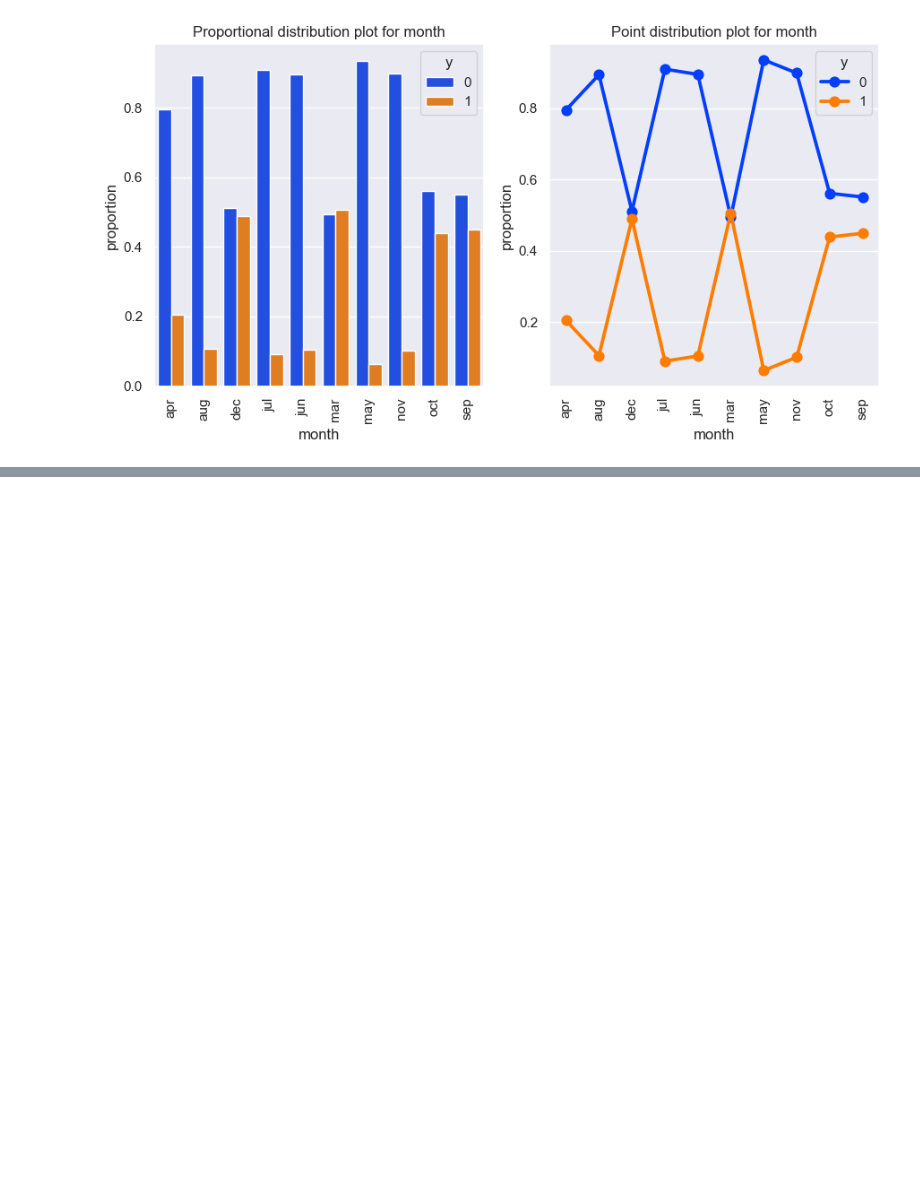
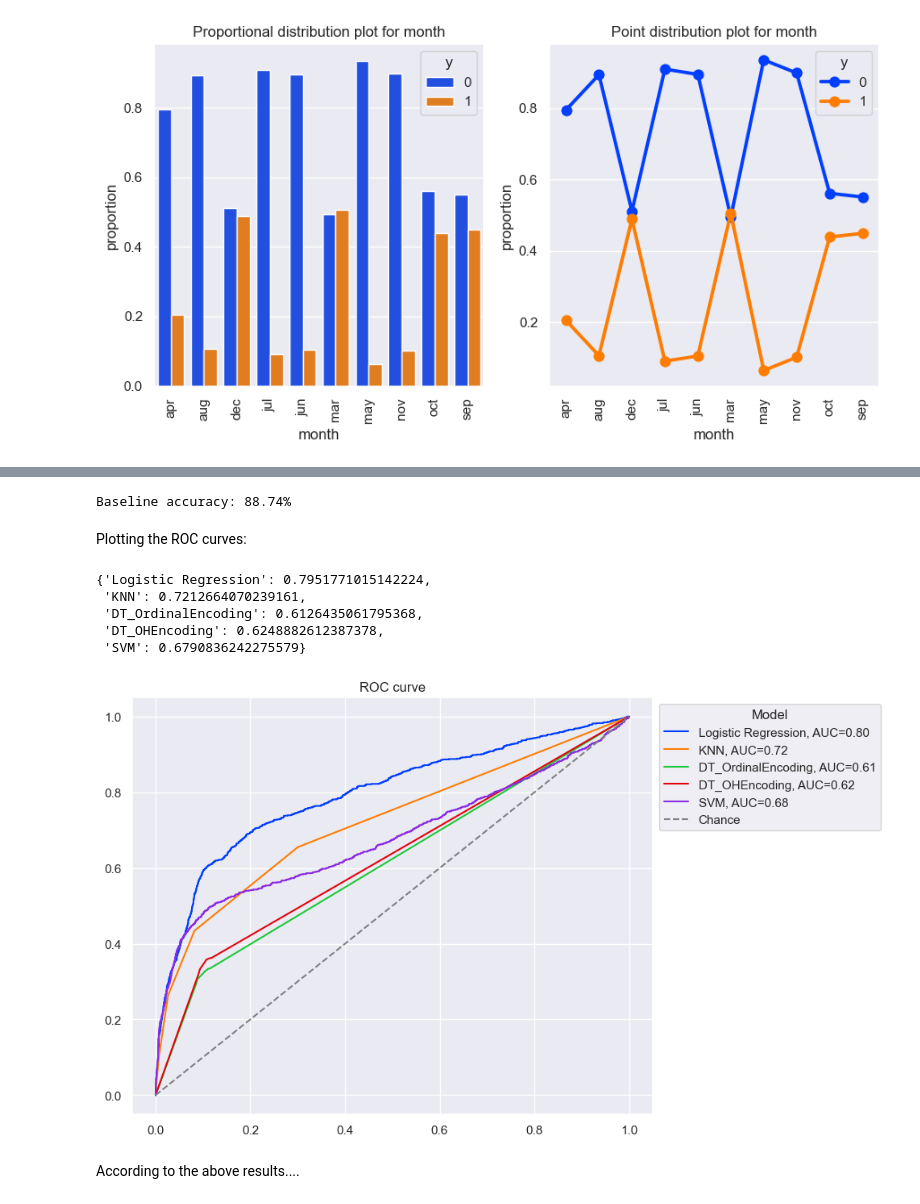
Before and after one commit to vtsou359/BankMarketing_ComparingClassifiers, a Jupyter notebook: bank_marketing.ipynb, the cells around one changed output, grey strips where cells are left out. Drawn from its saved outputs; the diff is of its cells as text; code cells hidden in the pictures; blank space fills up the shorter version.

```diff
--- a/bank_marketing.ipynb
+++ b/bank_marketing.ipynb
@@ -1088,0 +1039,16 @@ df.query('y==0')
+# %%
+# Define the target variable and the feature matrix
+
+df_new_v2 = df[['age', 'job', 'marital', 'education', 'default', 'housing', 'loan',
+                'month','poutcome','contacted_before',
+                'emp.var.rate', 'cons.price.idx', 'cons.conf.idx','euribor3m', 'nr.employed',
+               'y']]
+
+y = df_new_v2['y']
+X = df_new_v2.drop('y', axis=1)
+
+# Split the data into training and test sets
+X_train, X_test, y_train, y_test = train_test_split(X, y, test_size=0.2, random_state=42, stratify=y)
+
+print(X_train.columns)
+X_train.head()
@@ -1088,0 +1066,15 @@ df.query('y==0')
+# %%
+def create_preprocessor_PCA(pca_features = 1):
+    """
+    Create a column transformer for preprocessing the DataFrame.
+    numerical_features: list of numerical feature names
+    pca_features: list of numerical feature names to be processed with StandardScaler and PCA
+    """
+    # Create PCA transformer
+    pca_transformer = Pipeline(
+        steps=[
+        ('scaler', StandardScaler()),
+        ('pca', PCA(n_components=pca_features,random_state=42))
+        ]
+    )
+    return pca_transformer
@@ -1088,0 +1083,3 @@ df.query('y==0')
+# %%
+PCA_transformer = create_preprocessor_PCA()
+PCA_transformer
@@ -1088,0 +1277,21 @@ df.query('y==0')
+# %%
+print(f"Baseline accuracy: {baseline_accuracy*100:.2f}%")
+# %% [output]
+Baseline accuracy: 88.74%
+# %% [markdown]
+Plotting the ROC curves:
+# %%
+plot_roc_curves(models = [new_basic_LR, new_basic_KNN, new_basic_ordinal_DT, new_basic_oh_DT, new_basic_SVM],
+                model_names = ['Logistic Regression', 'KNN', 'DT_OrdinalEncoding','DT_OHEncoding','SVM'],
+                X_test = X_test,
+                y_test = y_test
+                )
+# %% [output]
+{'Logistic Regression': 0.7951771015142224,
+ 'KNN': 0.7212664070239161,
+ 'DT_OrdinalEncoding': 0.6126435061795368,
+ 'DT_OHEncoding': 0.6248882612387378,
+ 'SVM': 0.6790836242275579}
+[figure, added]
+# %% [markdown]
+According to the above results....
```
Also changed, not shown: parts of 61 cells of this notebook.
